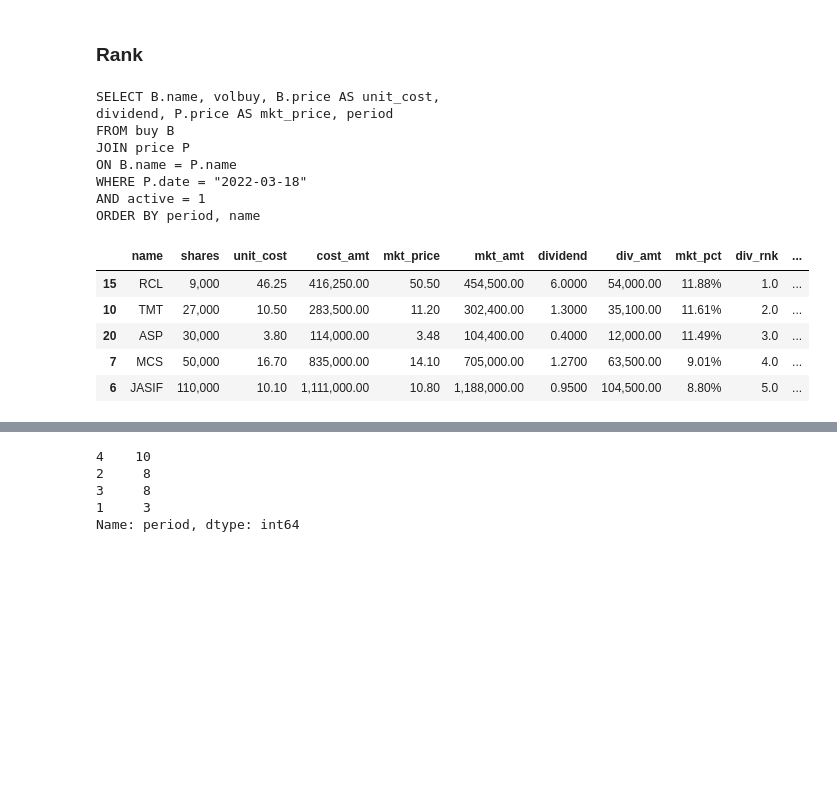
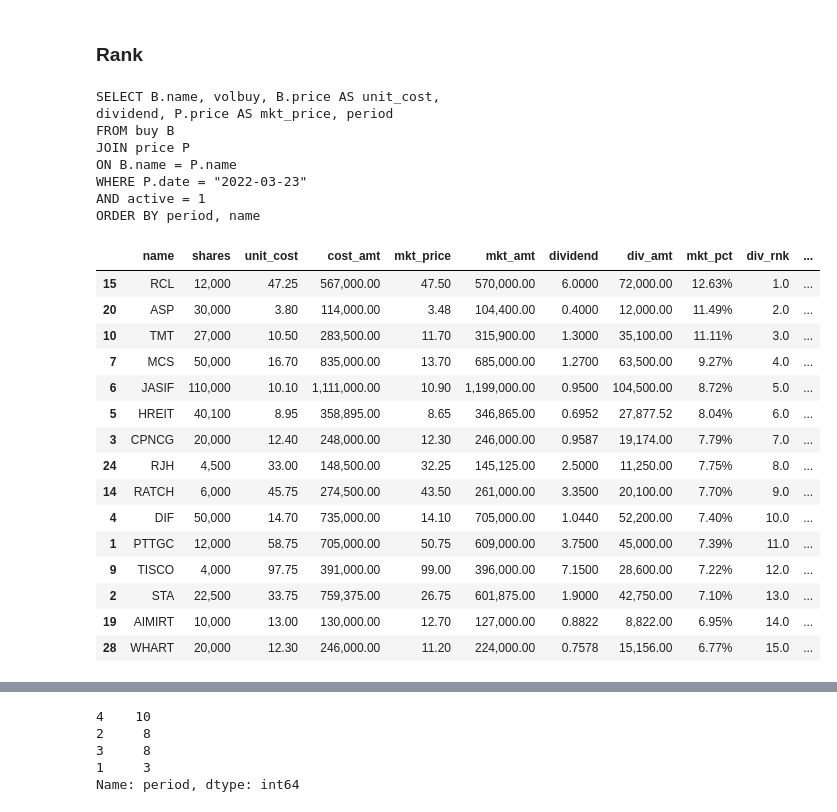
Before and after one commit to santimcs/A8, a Jupyter notebook: Ad hoc/025-Amount by Period - Ext.ipynb, the cells around one changed output, grey strips where cells are left out. Drawn from its saved outputs; the diff is of its cells as text; code cells hidden in the pictures; blank space fills up the shorter version.

```diff
--- a/Ad hoc/025-Amount by Period - Ext.ipynb
+++ b/Ad hoc/025-Amount by Period - Ext.ipynb
@@ -31,6 +31,6 @@ datetime.date(2022, 3, 18)
 # %% [markdown]
 ### Set today = last closed business day
 # %%
-#today = today - timedelta(days=3)
+today = today - timedelta(days=1)
 today
 # %% [output]
@@ -187,33 +187,43 @@ dividend, P.price AS mkt_price, period
 FROM buy B
 JOIN price P
 ON B.name = P.name
-WHERE P.date = "2022-03-18"
+WHERE P.date = "2022-03-23"
 AND active = 1
 ORDER BY period, name
 # %%
 cols = 'name period shares unit_cost cost_amt base_amt pct'.split()
 colt = 'name shares unit_cost cost_amt mkt_price mkt_amt amt_rnk mkt_pct div_rnk div_amt'.split()
-colu = 'name shares unit_cost cost_amt mkt_price mkt_amt dividend div_amt mkt_pct div_rnk amt_rnk'.split()
+colu = 'name shares unit_cost cost_amt mkt_price mkt_amt dividend div_amt mkt_pct div_rnk amt_rnk period'.split()
 # %%
 df = pd.read_sql(sql, const)
 df.rename(columns={'volbuy': 'shares'}, inplace=True)
 df['shares'] = df.shares.astype(int)
 df['cost_amt'] = round(df['shares'] * df['unit_cost'], 2)
 df['mkt_amt'] = round(df['shares'] * df['mkt_price'], 2)
 df['div_amt'] = round(df['shares'] * df['dividend'], 2)
 df['cost_pct'] = round(df['div_amt'] / df['cost_amt'] * 100,2)
 df['mkt_pct'] = round(df['div_amt'] / df['mkt_amt'] * 100,2)
 df['pft_pct'] = round((df['mkt_amt'] - df['cost_amt']) / df['cost_amt'] * 100,2)
 df['div_rnk'] = df.mkt_pct.rank(ascending=False)
 df['amt_rnk'] = df.mkt_amt.rank(ascending=False)
-df[colu].sort_values(['div_rnk'],ascending=[True]).head().style.format(format_dict)
+df[colu].sort_values(['div_rnk'],ascending=[True]).head(15).style.format(format_dict)
 # %% [output]
 |  | name | shares | unit_cost | cost_amt | mkt_price | mkt_amt | dividend | div_amt | mkt_pct | div_rnk | ... |
-| 15 | RCL | 9,000 | 46.25 | 416,250.00 | 50.50 | 454,500.00 | 6.0000 | 54,000.00 | 11.88% | 1.0 | ... |
-| 10 | TMT | 27,000 | 10.50 | 283,500.00 | 11.20 | 302,400.00 | 1.3000 | 35,100.00 | 11.61% | 2.0 | ... |
-| 20 | ASP | 30,000 | 3.80 | 114,000.00 | 3.48 | 104,400.00 | 0.4000 | 12,000.00 | 11.49% | 3.0 | ... |
-| 7 | MCS | 50,000 | 16.70 | 835,000.00 | 14.10 | 705,000.00 | 1.2700 | 63,500.00 | 9.01% | 4.0 | ... |
-| 6 | JASIF | 110,000 | 10.10 | 1,111,000.00 | 10.80 | 1,188,000.00 | 0.9500 | 104,500.00 | 8.80% | 5.0 | ... |
+| 15 | RCL | 12,000 | 47.25 | 567,000.00 | 47.50 | 570,000.00 | 6.0000 | 72,000.00 | 12.63% | 1.0 | ... |
+| 20 | ASP | 30,000 | 3.80 | 114,000.00 | 3.48 | 104,400.00 | 0.4000 | 12,000.00 | 11.49% | 2.0 | ... |
+| 10 | TMT | 27,000 | 10.50 | 283,500.00 | 11.70 | 315,900.00 | 1.3000 | 35,100.00 | 11.11% | 3.0 | ... |
+| 7 | MCS | 50,000 | 16.70 | 835,000.00 | 13.70 | 685,000.00 | 1.2700 | 63,500.00 | 9.27% | 4.0 | ... |
+| 6 | JASIF | 110,000 | 10.10 | 1,111,000.00 | 10.90 | 1,199,000.00 | 0.9500 | 104,500.00 | 8.72% | 5.0 | ... |
+| 5 | HREIT | 40,100 | 8.95 | 358,895.00 | 8.65 | 346,865.00 | 0.6952 | 27,877.52 | 8.04% | 6.0 | ... |
+| 3 | CPNCG | 20,000 | 12.40 | 248,000.00 | 12.30 | 246,000.00 | 0.9587 | 19,174.00 | 7.79% | 7.0 | ... |
+| 24 | RJH | 4,500 | 33.00 | 148,500.00 | 32.25 | 145,125.00 | 2.5000 | 11,250.00 | 7.75% | 8.0 | ... |
+| 14 | RATCH | 6,000 | 45.75 | 274,500.00 | 43.50 | 261,000.00 | 3.3500 | 20,100.00 | 7.70% | 9.0 | ... |
+| 4 | DIF | 50,000 | 14.70 | 735,000.00 | 14.10 | 705,000.00 | 1.0440 | 52,200.00 | 7.40% | 10.0 | ... |
+| 1 | PTTGC | 12,000 | 58.75 | 705,000.00 | 50.75 | 609,000.00 | 3.7500 | 45,000.00 | 7.39% | 11.0 | ... |
+| 9 | TISCO | 4,000 | 97.75 | 391,000.00 | 99.00 | 396,000.00 | 7.1500 | 28,600.00 | 7.22% | 12.0 | ... |
+| 2 | STA | 22,500 | 33.75 | 759,375.00 | 26.75 | 601,875.00 | 1.9000 | 42,750.00 | 7.10% | 13.0 | ... |
+| 19 | AIMIRT | 10,000 | 13.00 | 130,000.00 | 12.70 | 127,000.00 | 0.8822 | 8,822.00 | 6.95% | 14.0 | ... |
+| 28 | WHART | 20,000 | 12.30 | 246,000.00 | 11.20 | 224,000.00 | 0.7578 | 15,156.00 | 6.77% | 15.0 | ... |
 # %%
 df2 = df[df['period'] == '2'].copy()
 df2['div_rnk'] = df2.mkt_pct.rank(ascending=False)
```
Also changed, not shown: parts of 7 cells of this notebook, 48 other files.
